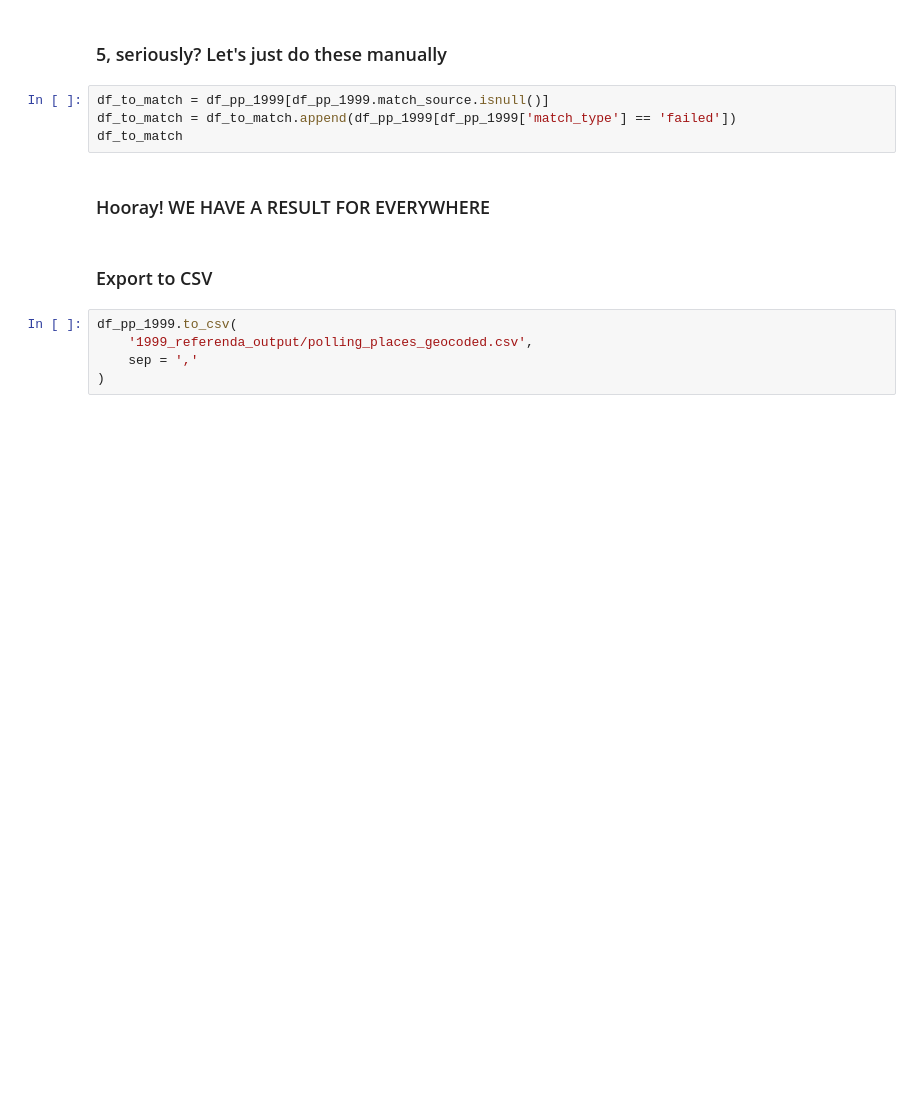
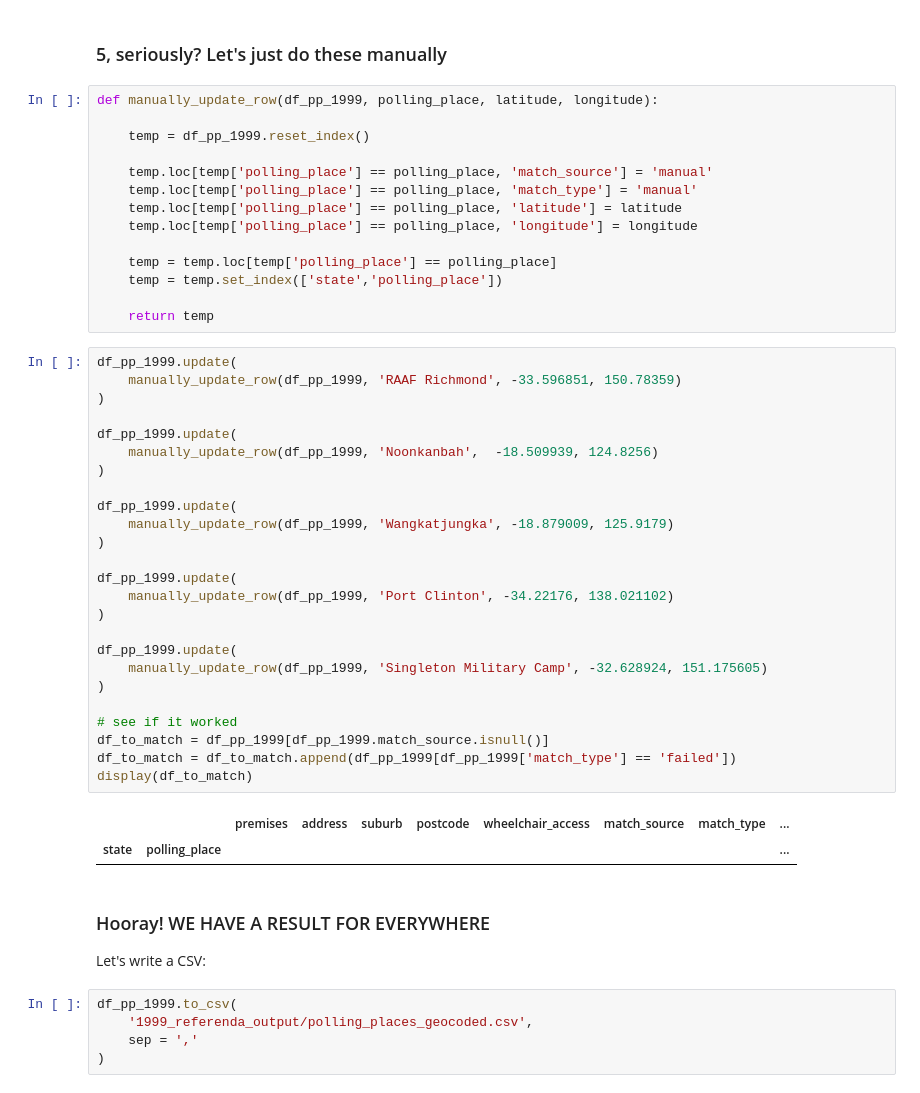
Before and after one commit to jaketclarke/australian_referenda, a Jupyter notebook: referenda_1999_geocode_polling_places.ipynb, the cells around one changed output. Cells and saved outputs as stored; diff of their text form; blank space fills up the shorter version.

Commit message:
dealt with the 5 that needed manually geocoding. Actually done!

```diff
--- a/referenda_1999_geocode_polling_places.ipynb
+++ b/referenda_1999_geocode_polling_places.ipynb
@@ -877,13 +831,51 @@ display(df_to_match)
 # %% [markdown]
 ### 5, seriously? Let's just do these manually
-# %%
-df_to_match = df_pp_1999[df_pp_1999.match_source.isnull()]
-df_to_match = df_to_match.append(df_pp_1999[df_pp_1999['match_type'] == 'failed'])
-df_to_match
+# %%
+def manually_update_row(df_pp_1999, polling_place, latitude, longitude):
+
+    temp = df_pp_1999.reset_index()
+
+    temp.loc[temp['polling_place'] == polling_place, 'match_source'] = 'manual'
+    temp.loc[temp['polling_place'] == polling_place, 'match_type'] = 'manual'
+    temp.loc[temp['polling_place'] == polling_place, 'latitude'] = latitude
+    temp.loc[temp['polling_place'] == polling_place, 'longitude'] = longitude
+
+    temp = temp.loc[temp['polling_place'] == polling_place]
+    temp = temp.set_index(['state','polling_place'])
+
+    return temp
+# %%
+df_pp_1999.update(
+    manually_update_row(df_pp_1999, 'RAAF Richmond', -33.596851, 150.78359)
+)
+
+df_pp_1999.update(
+    manually_update_row(df_pp_1999, 'Noonkanbah',  -18.509939, 124.8256)
+)
+
+df_pp_1999.update(
+    manually_update_row(df_pp_1999, 'Wangkatjungka', -18.879009, 125.9179)
+)
+
+df_pp_1999.update(
+    manually_update_row(df_pp_1999, 'Port Clinton', -34.22176, 138.021102)
+)
+
+df_pp_1999.update(
+    manually_update_row(df_pp_1999, 'Singleton Military Camp', -32.628924, 151.175605)
+)
+
+# see if it worked
+df_to_match = df_pp_1999[df_pp_1999.match_source.isnull()]
+df_to_match = df_to_match.append(df_pp_1999[df_pp_1999['match_type'] == 'failed'])
+display(df_to_match)
+# %% [output]
+|  |  | premises | address | suburb | postcode | wheelchair_access | match_source | match_type | ... |
+| state | polling_place |  |  |  |  |  |  |  | ... |
 # %% [markdown]
 ### Hooray! WE HAVE A RESULT FOR EVERYWHERE
+
+Let's write a CSV:
-# %% [markdown]
-### Export to CSV
 # %%
 df_pp_1999.to_csv(
     '1999_referenda_output/polling_places_geocoded.csv',
```
Also changed, not shown: parts of 2 cells of this notebook.
